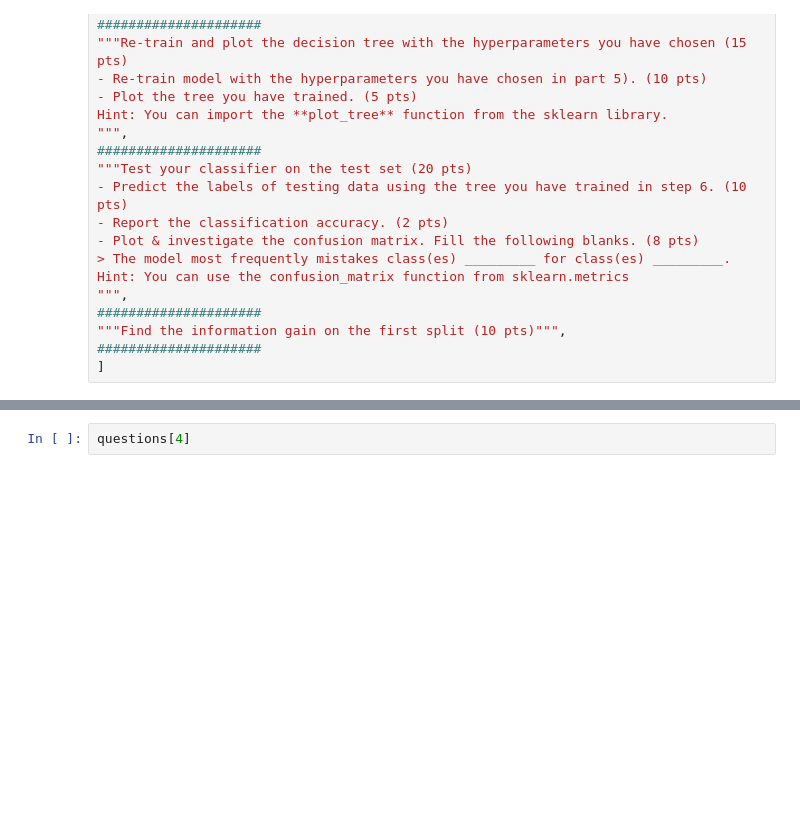
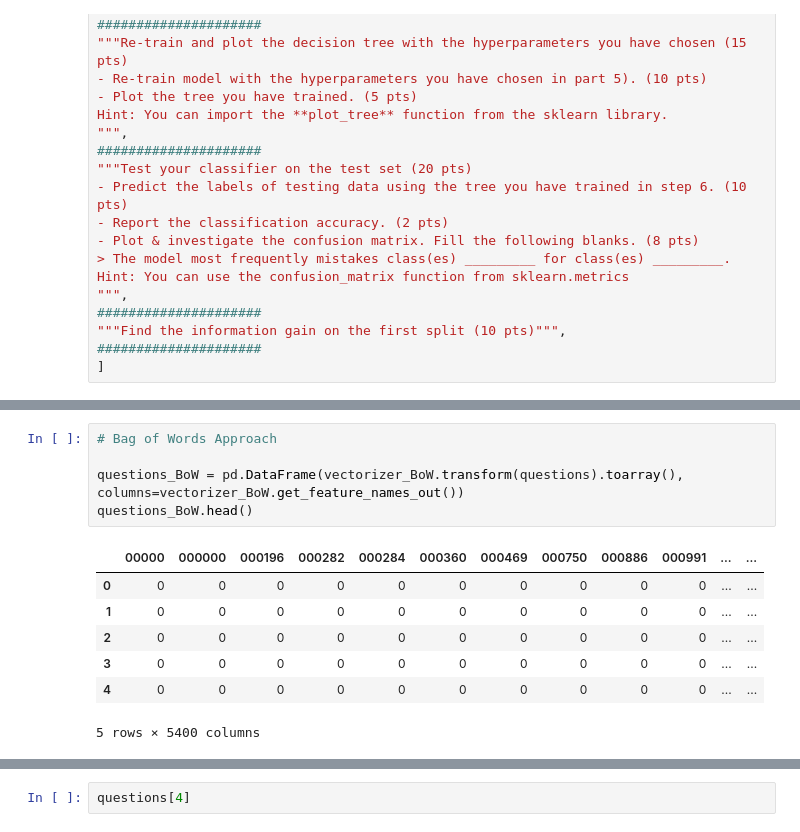
Before and after one commit to salihnuman/CS412_Project, a Jupyter notebook: hw_score_predict.ipynb, the cells around one changed output, grey strips where cells are left out. Saved outputs shown, nothing was run; the diff lists cells and outputs as text; blank space fills up the shorter version.

```diff
--- a/hw_score_predict.ipynb
+++ b/hw_score_predict.ipynb
@@ -179,3 +214,16 @@ questions_TF_IDF.head()
 | 3 | 0.0 | 0.0 | 0.0 | 0.0 | 0.0 | 0.0 | 0.0 | 0.0 | 0.0 | 0.0 | ... | ... |
 | 4 | 0.0 | 0.0 | 0.0 | 0.0 | 0.0 | 0.0 | 0.0 | 0.0 | 0.0 | 0.0 | ... | ... |
 5 rows × 5400 columns
+# %%
+# Bag of Words Approach
+
+questions_BoW = pd.DataFrame(vectorizer_BoW.transform(questions).toarray(), columns=vectorizer_BoW.get_feature_names_out())
+questions_BoW.head()
+# %% [output]
+|  | 00000 | 000000 | 000196 | 000282 | 000284 | 000360 | 000469 | 000750 | 000886 | 000991 | ... | ... |
+| 0 | 0 | 0 | 0 | 0 | 0 | 0 | 0 | 0 | 0 | 0 | ... | ... |
+| 1 | 0 | 0 | 0 | 0 | 0 | 0 | 0 | 0 | 0 | 0 | ... | ... |
+| 2 | 0 | 0 | 0 | 0 | 0 | 0 | 0 | 0 | 0 | 0 | ... | ... |
+| 3 | 0 | 0 | 0 | 0 | 0 | 0 | 0 | 0 | 0 | 0 | ... | ... |
+| 4 | 0 | 0 | 0 | 0 | 0 | 0 | 0 | 0 | 0 | 0 | ... | ... |
+5 rows × 5400 columns
```
Also changed, not shown: parts of 31 cells of this notebook.
